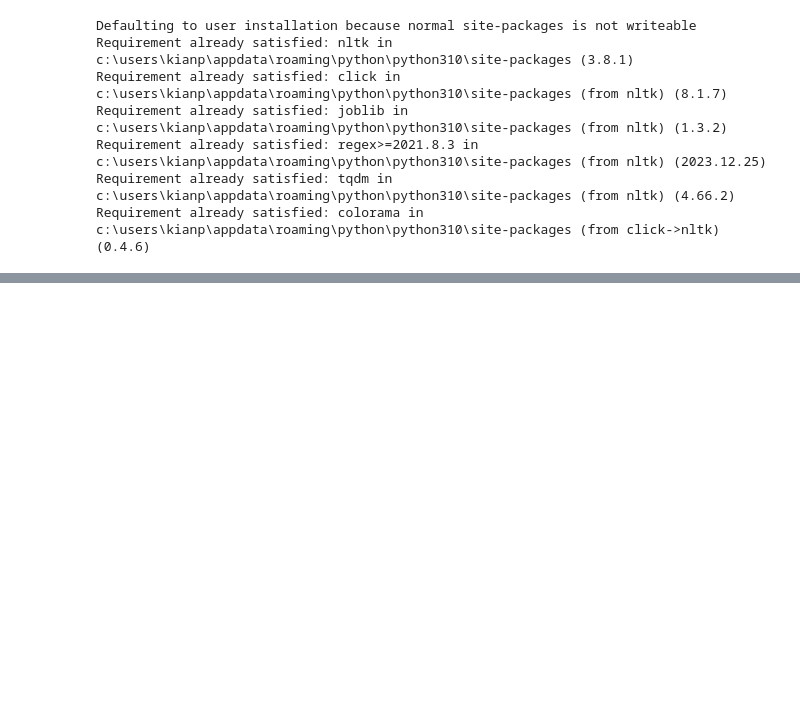
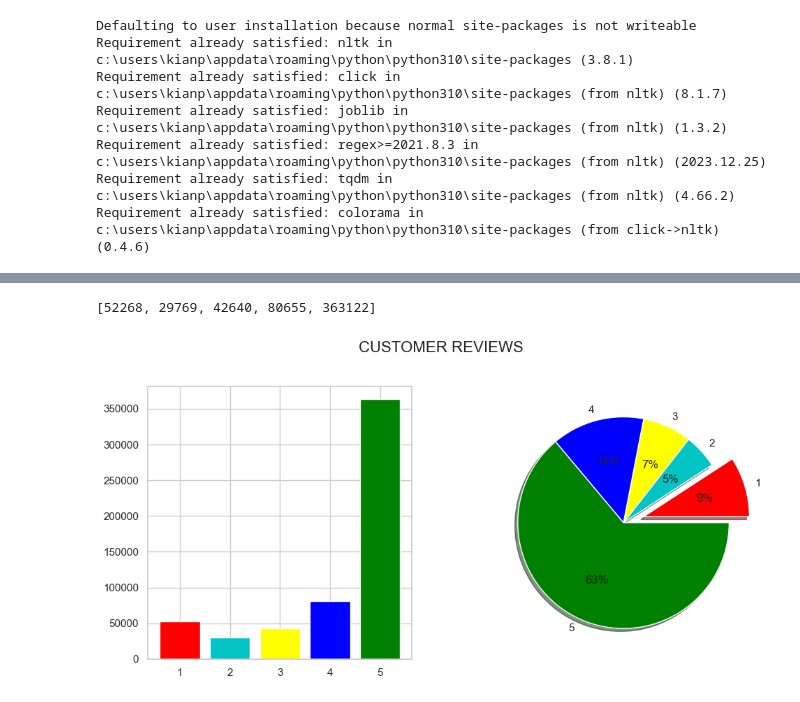
Before and after one commit to kianpaya/amazon-fine-food, a Jupyter notebook: amazon.ipynb, the cells around one changed output, grey strips where cells are left out. Cells and saved outputs as stored; diff of their text form; code cells hidden in the pictures; blank space fills up the shorter version.

```diff
--- a/amazon.ipynb
+++ b/amazon.ipynb
@@ -119,0 +148,25 @@ ModuleNotFoundError: No module named 'keras.preprocessing.text'
+# %%
+scores = []
+for i in range(1,5+1):
+    b = data[data["Score"]==i]
+    scores.append(len(b))
+scores
+# %% [output]
+[52268, 29769, 42640, 80655, 363122]
+# %%
+d = ["1" , "2" , "3" , "4" , "5"]
+fig, (ax1, ax2) = plt.subplots(1, 2, figsize=(10, 5))
+color = ["red", "#02c4c4", "yellow", "blue", "green"]
+ax1.bar(d, scores, color=color)
+
+
+explode = [0.2 , 0.0 , 0.0 , 0.0 , 0.0]
+ax2.pie(scores, labels=d , explode=explode , colors=color , autopct="%i%%" , shadow=True)
+
+
+plt.suptitle("CUSTOMER REVIEWS", fontsize=16)
+plt.subplots_adjust(top=0.85, wspace=0.3)
+
+plt.show()
+# %% [output]
+[figure, added]
```
Also changed, not shown: parts of 22 cells of this notebook.
